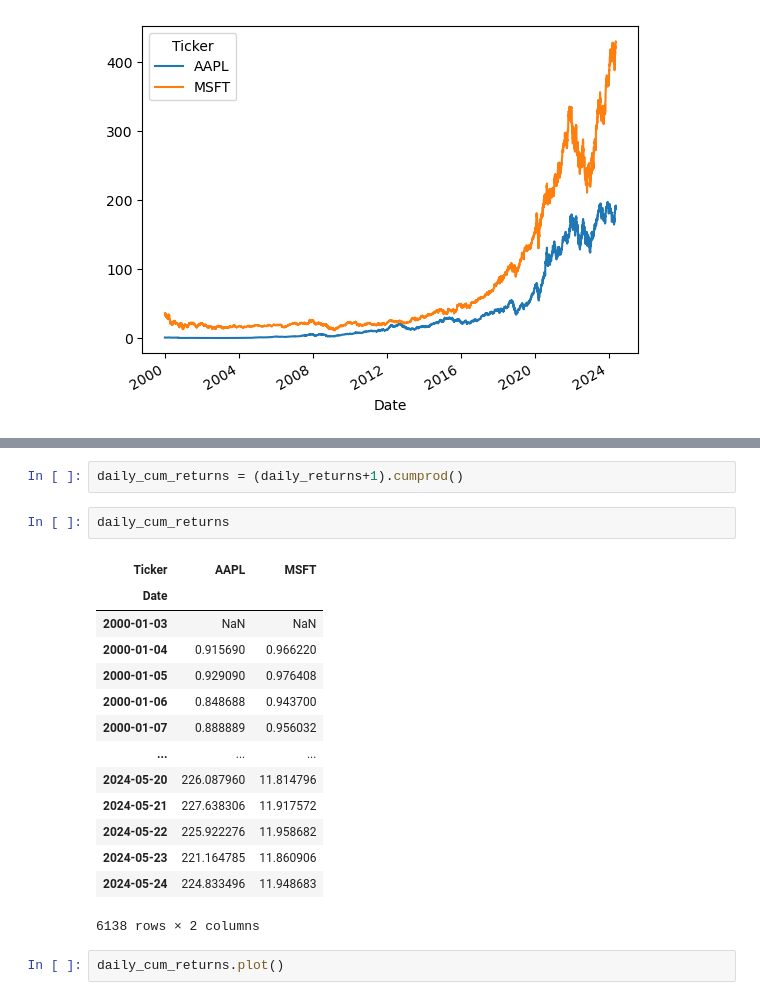
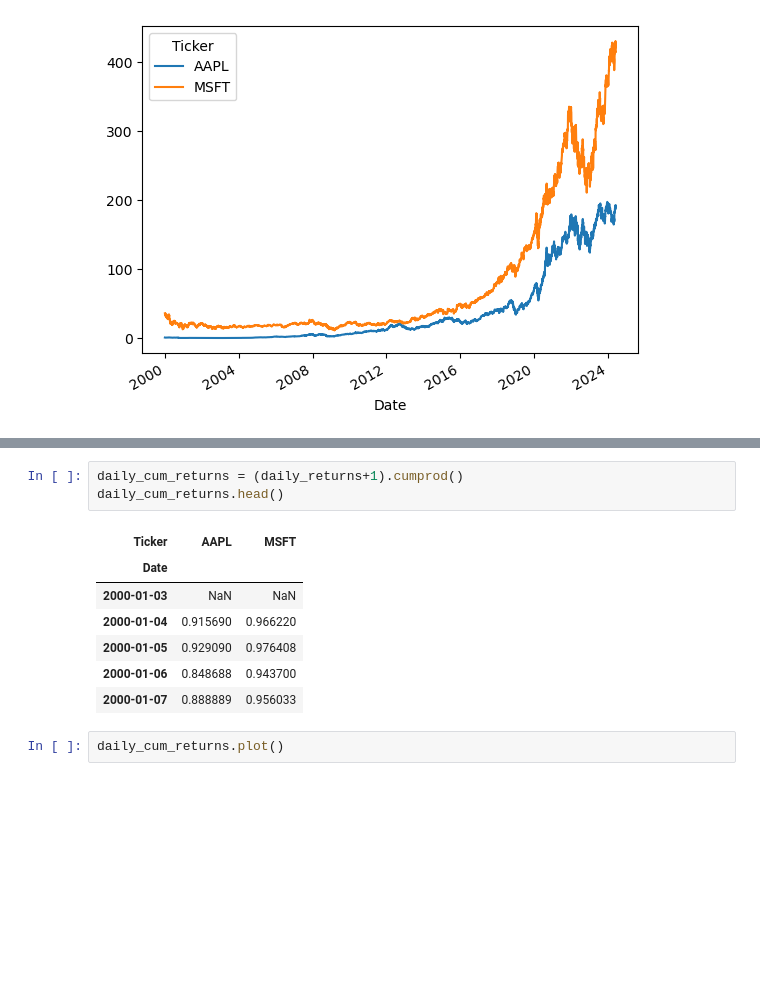
Before and after one commit to jaivrat/pyfin, a Jupyter notebook: 01-Getting and undertanding Stock Data.ipynb, the cells around one changed output, grey strips where cells are left out. Drawn from its saved outputs; the diff is of its cells as text; blank space fills up the shorter version.

```diff
--- a/01-Getting and undertanding Stock Data.ipynb
+++ b/01-Getting and undertanding Stock Data.ipynb
@@ -119,22 +108,14 @@ daily_returns.plot()
 # %%
 daily_cum_returns = (daily_returns+1).cumprod()
+daily_cum_returns.head()
+# %% [output]
+| Ticker | AAPL | MSFT |
+| Date |  |  |
+| 2000-01-03 | NaN | NaN |
+| 2000-01-04 | 0.915690 | 0.966220 |
+| 2000-01-05 | 0.929090 | 0.976408 |
+| 2000-01-06 | 0.848688 | 0.943700 |
+| 2000-01-07 | 0.888889 | 0.956033 |
-# %%
-daily_cum_returns
-# %% [output]
-| Ticker | AAPL | MSFT |
-| Date |  |  |
-| 2000-01-03 | NaN | NaN |
-| 2000-01-04 | 0.915690 | 0.966220 |
-| 2000-01-05 | 0.929090 | 0.976408 |
-| 2000-01-06 | 0.848688 | 0.943700 |
-| 2000-01-07 | 0.888889 | 0.956032 |
-| ... | ... | ... |
-| 2024-05-20 | 226.087960 | 11.814796 |
-| 2024-05-21 | 227.638306 | 11.917572 |
-| 2024-05-22 | 225.922276 | 11.958682 |
-| 2024-05-23 | 221.164785 | 11.860906 |
-| 2024-05-24 | 224.833496 | 11.948683 |
-6138 rows × 2 columns
 # %%
 daily_cum_returns.plot()
 # %% [output]
```
Also changed, not shown: parts of 9 cells of this notebook, 2 other files.
